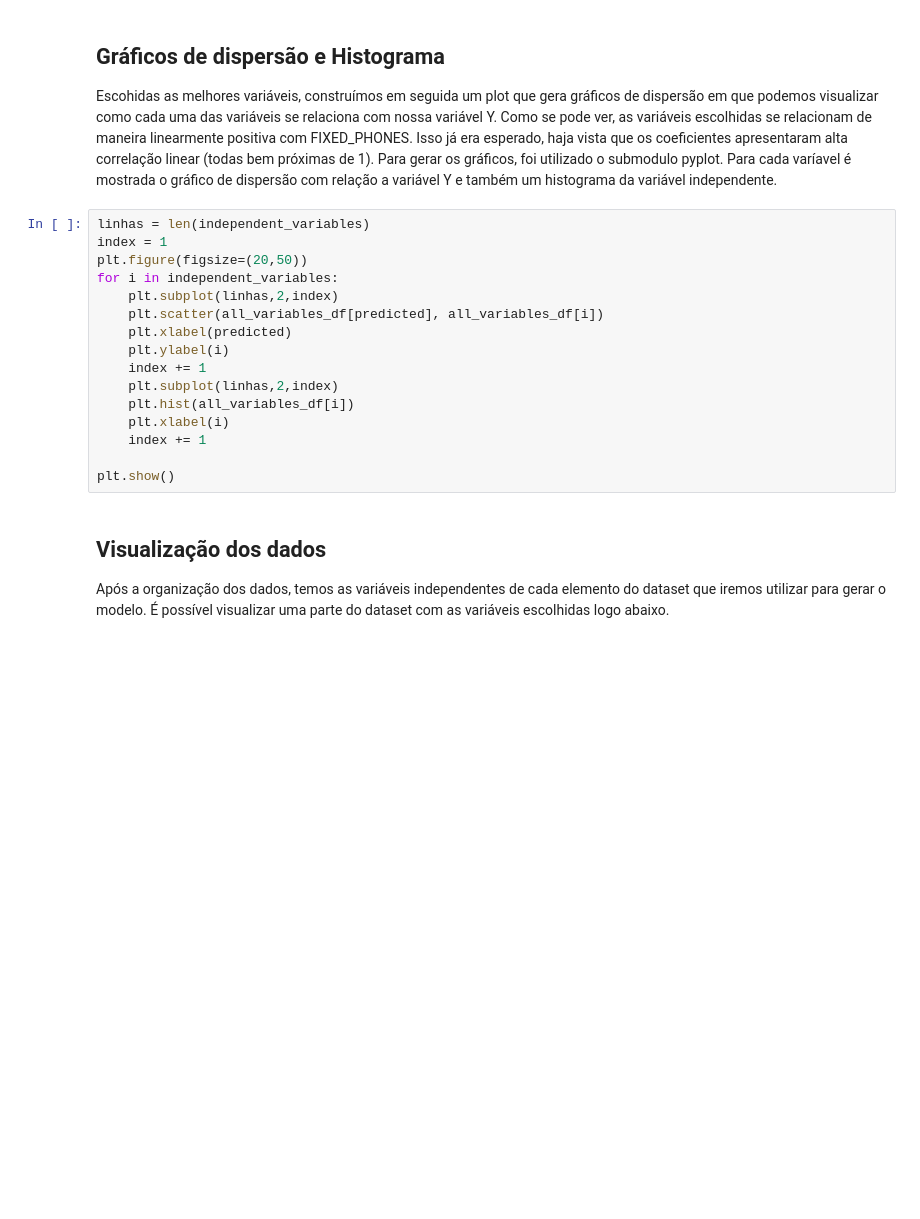
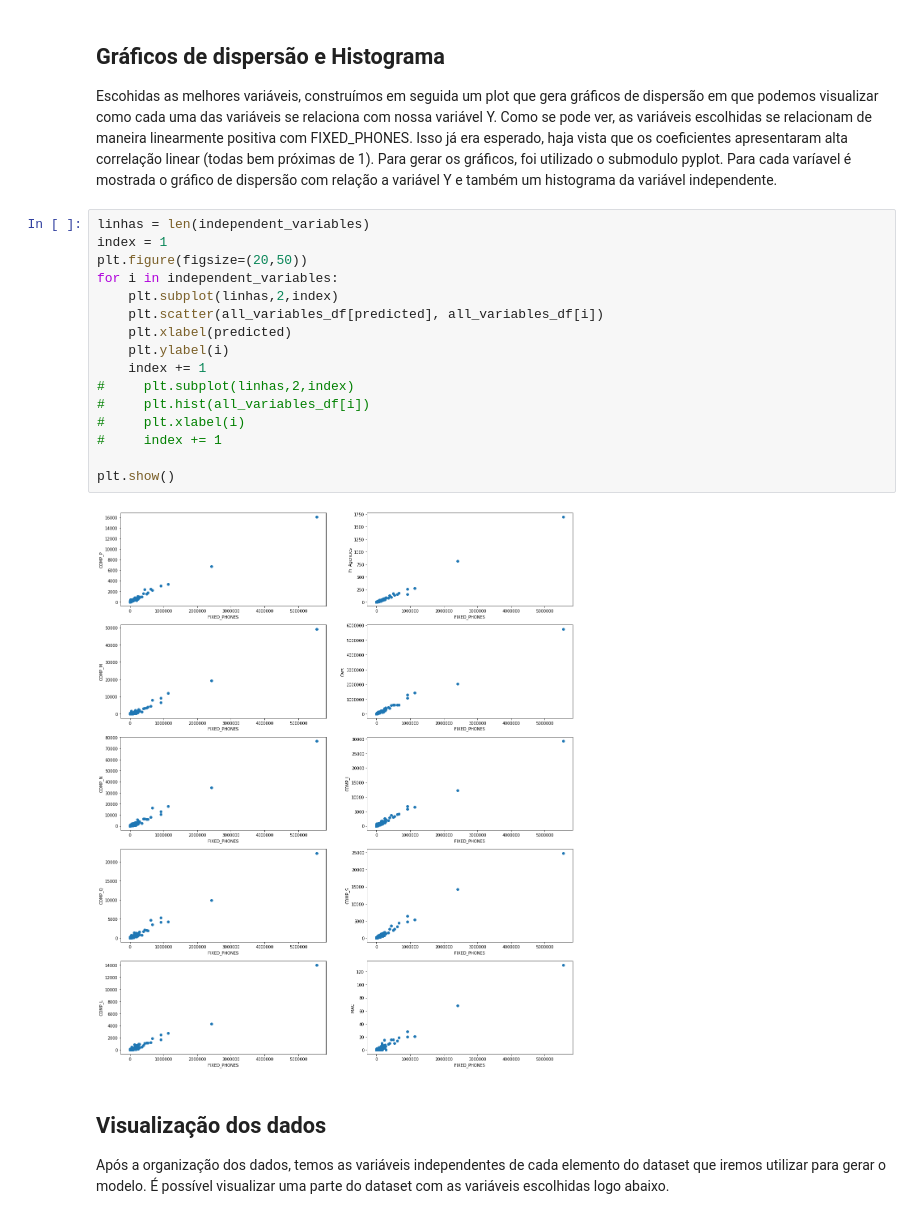
Before and after one commit to rafaelgdp/rlm-ea, a Jupyter notebook: src/regressao_linear_multipla.ipynb, the cells around one changed output. Saved outputs shown, nothing was run; the diff lists cells and outputs as text; blank space fills up the shorter version.

Commit message:
Introduzindo mais textos explicativos e modificando algumas visualizaçoes

```diff
--- a/src/regressao_linear_multipla.ipynb
+++ b/src/regressao_linear_multipla.ipynb
@@ -431,19 +419,21 @@ Escohidas as melhores variáveis, construímos em seguida um plot que gera gráf
 # %%
 linhas = len(independent_variables)
 index = 1
 plt.figure(figsize=(20,50))
 for i in independent_variables:
     plt.subplot(linhas,2,index)
     plt.scatter(all_variables_df[predicted], all_variables_df[i])
     plt.xlabel(predicted)
     plt.ylabel(i)
     index += 1
-    plt.subplot(linhas,2,index)
-    plt.hist(all_variables_df[i])
-    plt.xlabel(i)
-    index += 1
+#     plt.subplot(linhas,2,index)
+#     plt.hist(all_variables_df[i])
+#     plt.xlabel(i)
+#     index += 1
 
 plt.show()
+# %% [output]
+[figure, added]
 # %% [markdown]
 ## Visualização dos dados
 Após a organização dos dados, temos as variáveis independentes de cada elemento do dataset que iremos utilizar para gerar o modelo. É possível visualizar uma parte do dataset com as variáveis escolhidas logo abaixo.
```
Also changed, not shown: parts of 19 cells of this notebook, 1 other file.
